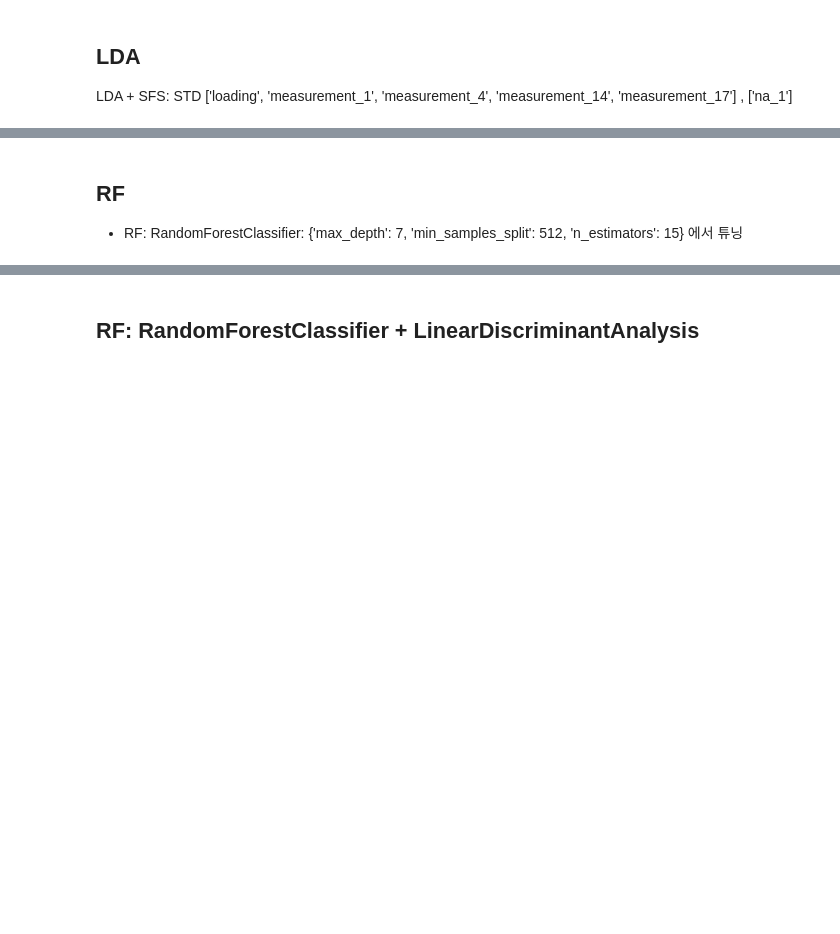
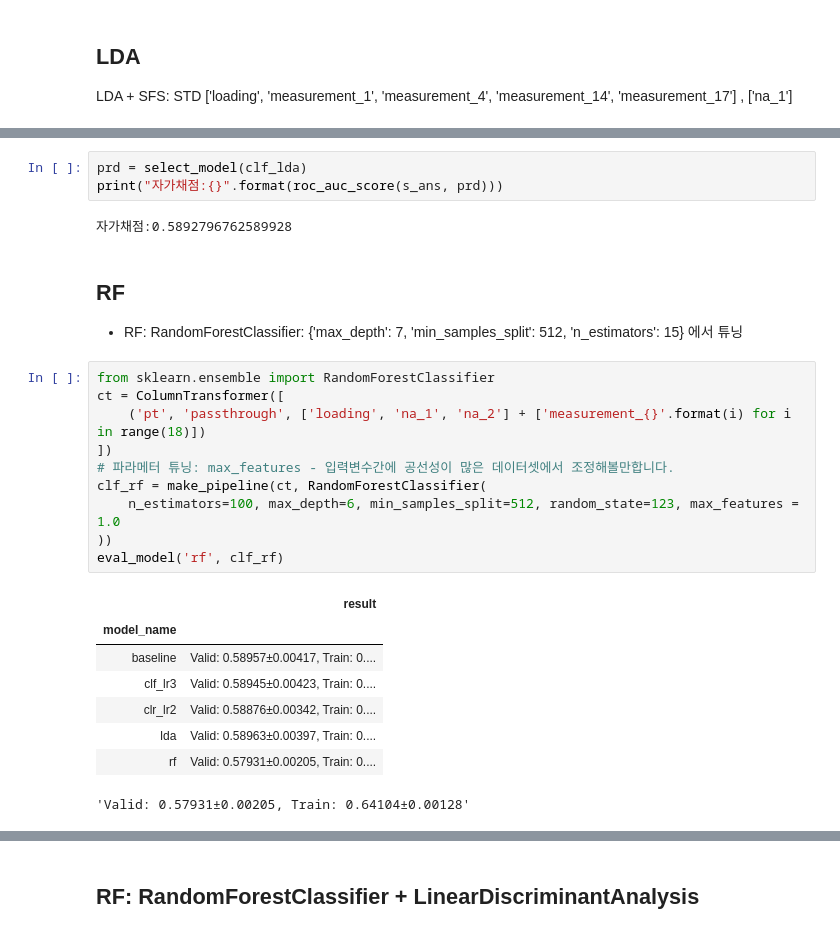
Before and after one commit to sunkusun9/DS_Lv3_2505_2, a Jupyter notebook: sec_ds_lv3_prob1_kaggle.ipynb, the cells around one changed output, grey strips where cells are left out. Saved outputs shown, nothing was run; the diff lists cells and outputs as text; blank space fills up the shorter version.

```diff
--- a/sec_ds_lv3_prob1_kaggle.ipynb
+++ b/sec_ds_lv3_prob1_kaggle.ipynb
@@ -221,4 +375,28 @@ LDA + SFS: STD \['loading', 'measurement_1', 'measurement_4', 'measurement_14',
+# %%
+prd = select_model(clf_lda)
+print("자가채점:{}".format(roc_auc_score(s_ans, prd)))
+# %% [output]
+자가채점:0.5892796762589928
 # %% [markdown]
 ## RF
 
 - RF: RandomForestClassifier: {'max_depth': 7, 'min_samples_split': 512, 'n_estimators': 15} 에서 튜닝
+# %%
+from sklearn.ensemble import RandomForestClassifier
+ct = ColumnTransformer([
+    ('pt', 'passthrough', ['loading', 'na_1', 'na_2'] + ['measurement_{}'.format(i) for i in range(18)])
+])
+# 파라메터 튜닝: max_features - 입력변수간에 공선성이 많은 데이터셋에서 조정해볼만합니다.
+clf_rf = make_pipeline(ct, RandomForestClassifier(
+    n_estimators=100, max_depth=6, min_samples_split=512, random_state=123, max_features = 1.0
+))
+eval_model('rf', clf_rf)
+# %% [output]
+|  | result |
+| model_name |  |
+| baseline | Valid: 0.58957±0.00417, Train: 0.... |
+| clf_lr3 | Valid: 0.58945±0.00423, Train: 0.... |
+| clr_lr2 | Valid: 0.58876±0.00342, Train: 0.... |
+| lda | Valid: 0.58963±0.00397, Train: 0.... |
+| rf | Valid: 0.57931±0.00205, Train: 0.... |
+'Valid: 0.57931±0.00205, Train: 0.64104±0.00128'
```
Also changed, not shown: parts of 41 cells of this notebook.
